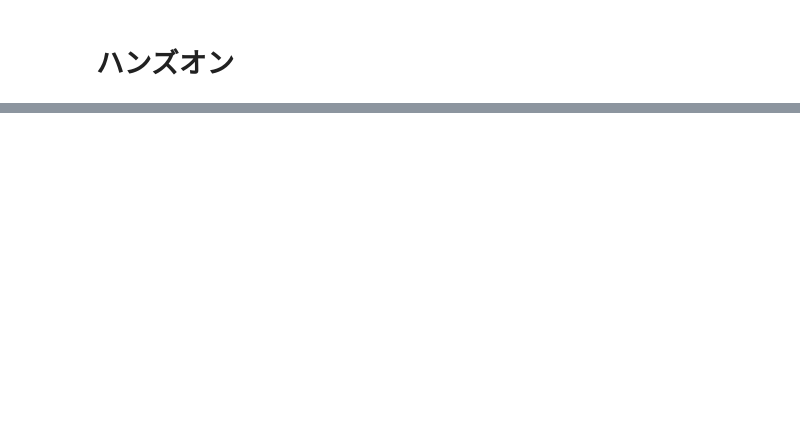
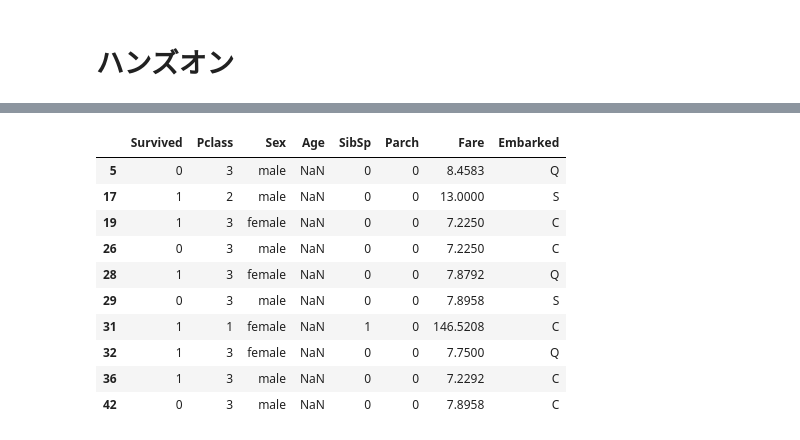
Before and after one commit to takasaki376/rabbit-report, a Jupyter notebook: stage2/report-stage2_03_ロジスティクス回帰モデル.ipynb, the cells around one changed output, grey strips where cells are left out. Cells and saved outputs as stored; diff of their text form; code cells hidden in the pictures; blank space fills up the shorter version.

```diff
--- a/stage2/report-stage2_03_ロジスティクス回帰モデル.ipynb
+++ b/stage2/report-stage2_03_ロジスティクス回帰モデル.ipynb
@@ -88,0 +66,15 @@ plt.contourf(xx0, xx1, proba.reshape(100, 100), alpha=0.2, levels=np.linspace(0,
+# %%
+#nullを含んでいる行を表示
+titanic_df[titanic_df.isnull().any(1)].head(10)
+# %% [output]
+|  | Survived | Pclass | Sex | Age | SibSp | Parch | Fare | Embarked |
+| 5 | 0 | 3 | male | NaN | 0 | 0 | 8.4583 | Q |
+| 17 | 1 | 2 | male | NaN | 0 | 0 | 13.0000 | S |
+| 19 | 1 | 3 | female | NaN | 0 | 0 | 7.2250 | C |
+| 26 | 0 | 3 | male | NaN | 0 | 0 | 7.2250 | C |
+| 28 | 1 | 3 | female | NaN | 0 | 0 | 7.8792 | Q |
+| 29 | 0 | 3 | male | NaN | 0 | 0 | 7.8958 | S |
+| 31 | 1 | 1 | female | NaN | 1 | 0 | 146.5208 | C |
+| 32 | 1 | 3 | female | NaN | 0 | 0 | 7.7500 | Q |
+| 36 | 1 | 3 | male | NaN | 0 | 0 | 7.2292 | C |
+| 42 | 0 | 3 | male | NaN | 0 | 0 | 7.8958 | C |
```
Also changed, not shown: parts of 29 cells of this notebook, 3 other files.
